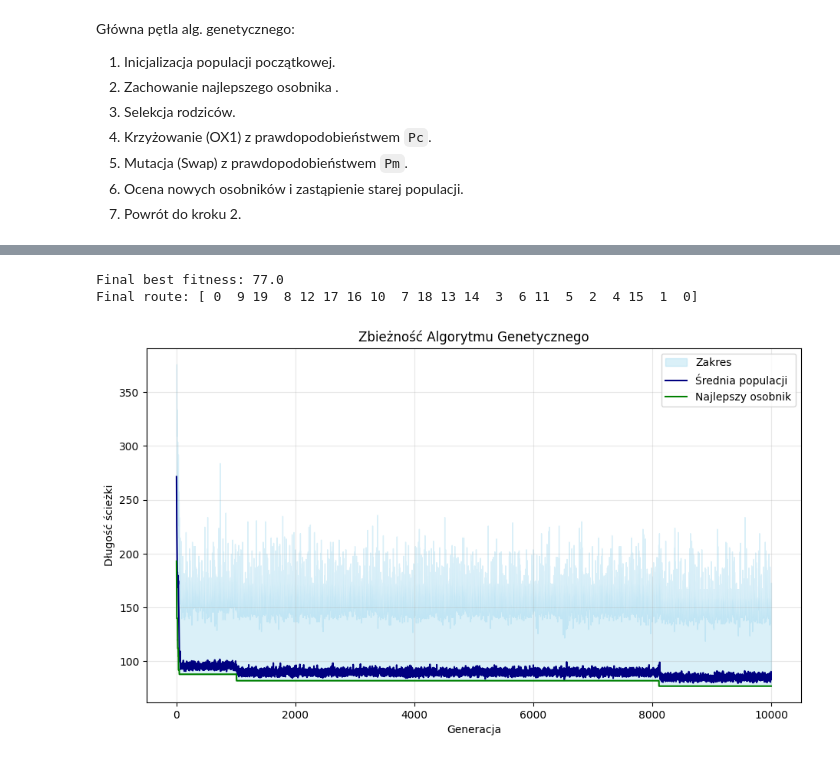
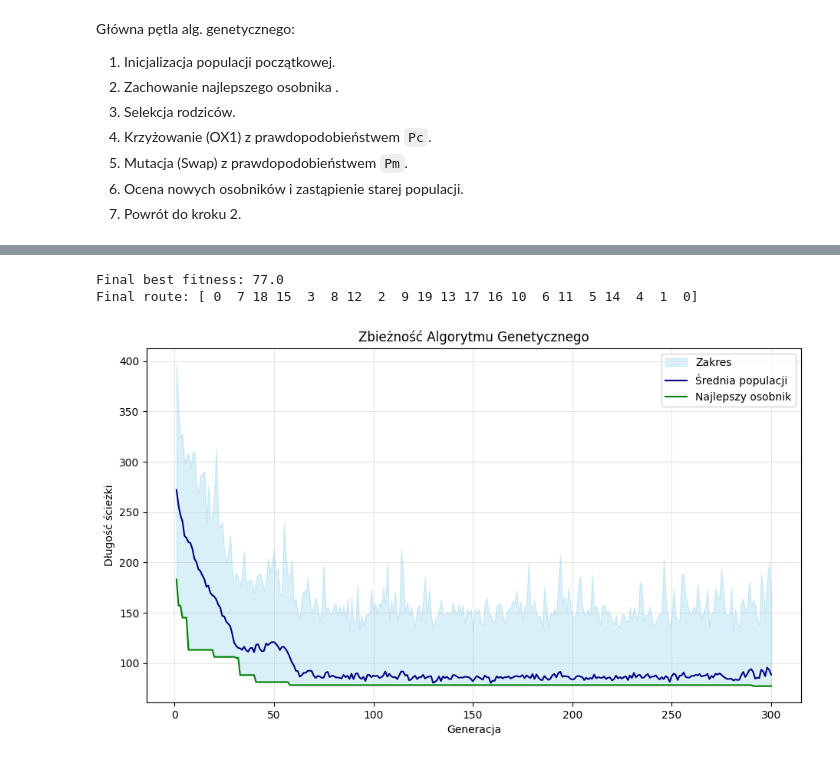
Before and after one commit to igorkotlarz1/biai-travelling-salesman, a Jupyter notebook: code/tsp.ipynb, the cells around one changed output, grey strips where cells are left out. Cells and saved outputs as stored; diff of their text form; code cells hidden in the pictures.

```diff
--- a/code/tsp.ipynb
+++ b/code/tsp.ipynb
@@ -2,15 +2,3 @@
 import numpy as np
 import matplotlib.pyplot as plt
 import seaborn as sns
-# %%
-def initialize_distance_matrix(n_cities: int) -> np.ndarray:
-    dist_matrix = rng.integers(1, 30, size=(n_cities, n_cities))
-    np.fill_diagonal(dist_matrix, 0)
-    return dist_matrix
-
-dist_matrix = initialize_distance_matrix(N_CITIES)
-
-plt.figure(figsize=(10,8))
-plt.title('Distance matrix', fontsize=20)
-sns.heatmap(dist_matrix, annot=True)
-plt.show()
@@ -103,6 +89,24 @@ Główna pętla alg. genetycznego:
 5. Mutacja (Swap) z prawdopodobieństwem `Pm`.
 6. Ocena nowych osobników i zastąpienie starej populacji.
 7. Powrót do kroku 2.
+# %%
+_N_CITIES = 20
+_POPULATION_SIZE = 100
+_N_GENERATIONS = 300
+_CROSSOVER_PROBABILITY = 0.8
+_MUTATION_PROBABILITY = 0.15
 # %%
 SEED = 123
 rng = np.random.default_rng(SEED)
+# %%
+def initialize_distance_matrix(n_cities: int) -> np.ndarray:
+    dist_matrix = rng.integers(1, 30, size=(n_cities, n_cities))
+    np.fill_diagonal(dist_matrix, 0)
+    return dist_matrix
+
+dist_matrix = initialize_distance_matrix(_N_CITIES)
+
+plt.figure(figsize=(10,8))
+plt.title('Distance matrix', fontsize=20)
+sns.heatmap(dist_matrix, annot=True)
+plt.show()
@@ -109,10 +115,4 @@ rng = np.random.default_rng(SEED)
 # %%
-_N_CITIES = 20
-_POPULATION_SIZE = 100
-_N_GENERATIONS = 10000
-_CROSSOVER_PROBABILITY = 0.8
-_MUTATION_PROBABILITY = 0.15
-
 population = init_population(_POPULATION_SIZE, _N_CITIES)
 for subject in population:
     subject.evaluate_fitness(dist_matrix)
@@ -149,32 +149,32 @@ for generation in range(_N_GENERATIONS):
         if len(new_population) < _POPULATION_SIZE:
             new_population.append(child2)
 
     population = new_population
 
     population_fitness = np.array([s.fitness for s in population])
     best_subject = min(population, key=lambda s: s.fitness)
     worst_subject = max(population, key=lambda s: s.fitness)
 
     best_history.append(best_subject.fitness)
     average_history.append(np.mean(population_fitness))
     worst_history.append(worst_subject.fitness)
 
 print(f'\nFinal best fitness: {best_history[-1]}')
 print(f'Final route: {np.concatenate(([0], best_subject.path, [0]))}')
 
 generations = np.arange(1, _N_GENERATIONS + 1)
 plt.figure(figsize=(11, 6))
 plt.fill_between(generations, best_history, worst_history, color='skyblue', alpha=0.3, label='Zakres')
 
 plt.plot(generations, average_history, color='navy', label='Średnia populacji')
 plt.plot(generations, best_history, color='green', label='Najlepszy osobnik')
 plt.title('Zbieżność Algorytmu Genetycznego')
 plt.xlabel('Generacja')
 plt.ylabel('Długość ścieżki')
 plt.grid(True, alpha=0.3)
 plt.legend()
 plt.show()
 # %% [output]
 Final best fitness: 77.0
-Final route: [ 0  9 19  8 12 17 16 10  7 18 13 14  3  6 11  5  2  4 15  1  0]
+Final route: [ 0  7 18 15  3  8 12  2  9 19 13 17 16 10  6 11  5 14  4  1  0]
-[figure, old version]
+[figure, new version]
```
Also changed, not shown: parts of 2 cells of this notebook.
